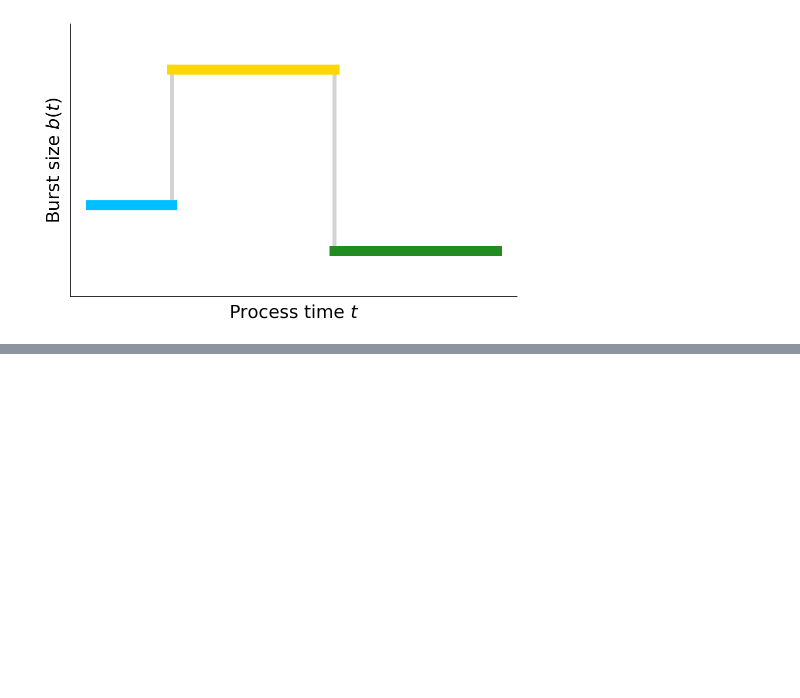
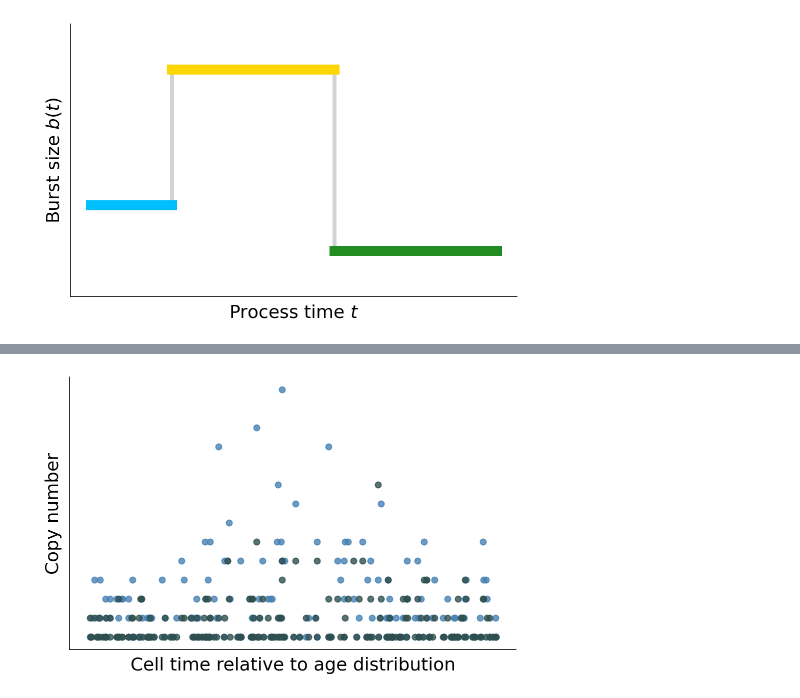
Before and after one commit to pachterlab/GVP_2023, a Jupyter notebook: gg230119_reactors.ipynb, the cells around one changed output, grey strips where cells are left out. Drawn from its saved outputs; the diff is of its cells as text; code cells hidden in the pictures; blank space fills up the shorter version.

```diff
--- a/gg230119_reactors.ipynb
+++ b/gg230119_reactors.ipynb
@@ -638,0 +797,13 @@ t_arr,samples,H,A,C,init_state_prob,burst_events = nondelay_wrapper(N,n,K_val,A_
+# %%
+n_trials = 1
+# n_cores = 10
+max_state_space_size = 26
+T = 5
+norm_std = np.asarray([0]*6)
+kinit=0.8
+beta = 1.2
+gamma = 3.14
+burst_size_values = [2,5,1]
+norm_mean = np.log10(burst_size_values + [kinit,beta,gamma])
+switch_times = [0,1,3]
+n_cells = 200
@@ -1136,0 +877,23 @@ logL = -np.asarray([[[z.fun for z in y] for y in x] for x in res])
+# %%
+fig1,ax1 = plt.subplots(1,1,figsize=dims)
+
+ax1.scatter(t_true_sim,Y[:,0],label='Nascent',color="steelblue",alpha=.8)
+ax1.scatter(t_true_sim,Y[:,1],label='Mature',color="darkslategray",alpha=0.8)
+
+# ax1.scatter(np.arange(n_cells),Y[:,0],label='Nascent',color="steelblue",alpha=.8)
+# ax1.scatter(np.arange(n_cells),Y[:,1],label='Mature',color="darkslategray",alpha=0.8)
+# st = switch_times+[T]
+# for k in range(2):
+#     ax1.plot([st[k+1]]*2,[burst_size_values[k],burst_size_values[k+1]],color='lightgray',linewidth=4)
+# for k in range(3):
+#     ax1.plot([st[k],st[k+1]],[burst_size_values[k]]*2,linewidth=10,color=ct_colors[k])
+ax1.set_ylabel(r'Copy number',fontsize=fs)
+ax1.set_xlabel(r'Cell time relative to age distribution',fontsize=fs)
+# ax1.set_ylim([0,10])
+ax1.set_xticks([])
+ax1.set_yticks([])
+ax1.spines['top'].set_visible(False)
+ax1.spines['right'].set_visible(False)
+# ax1.legend(fontsize=26,frameon=False)
+# %% [output]
+[figure, added]
```
Also changed, not shown: parts of 126 cells of this notebook, 4 other files.
